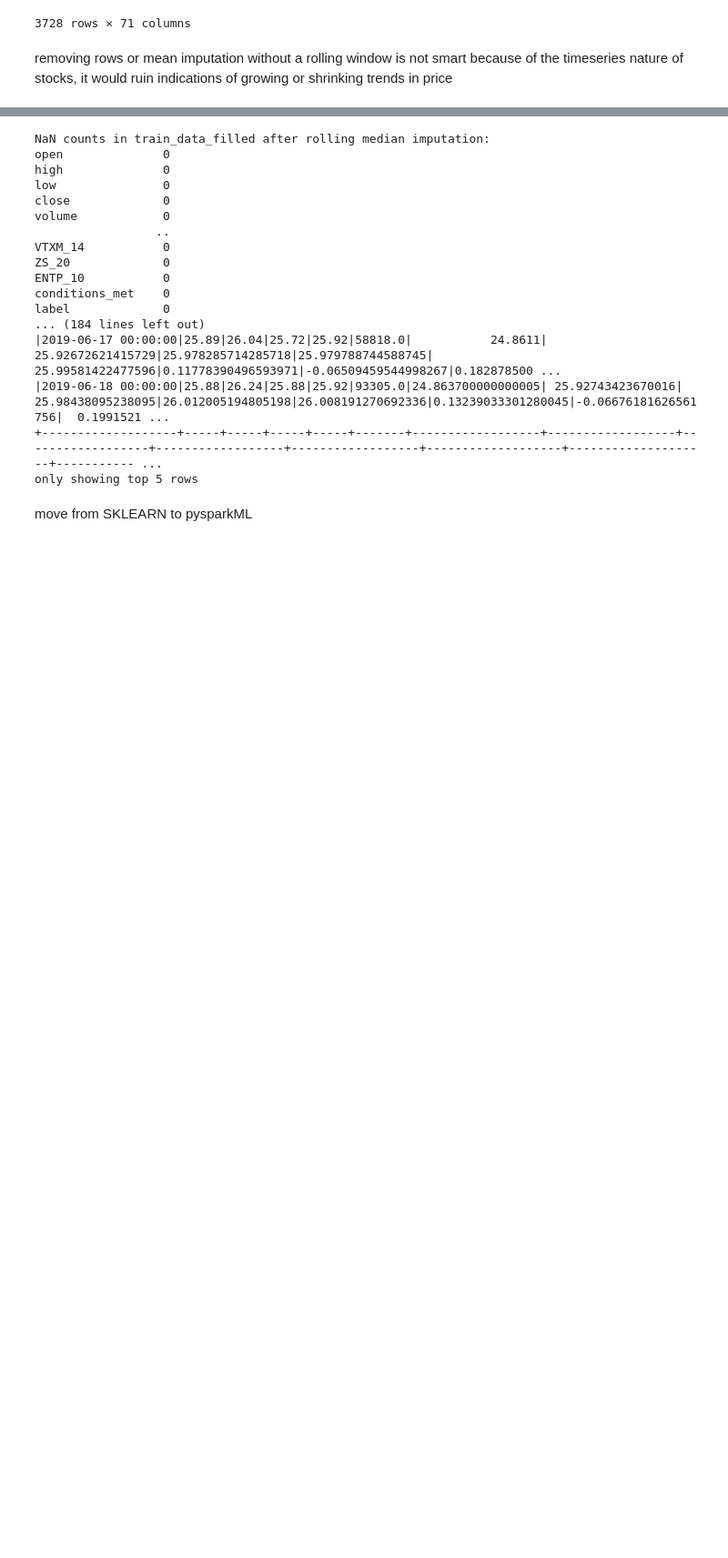
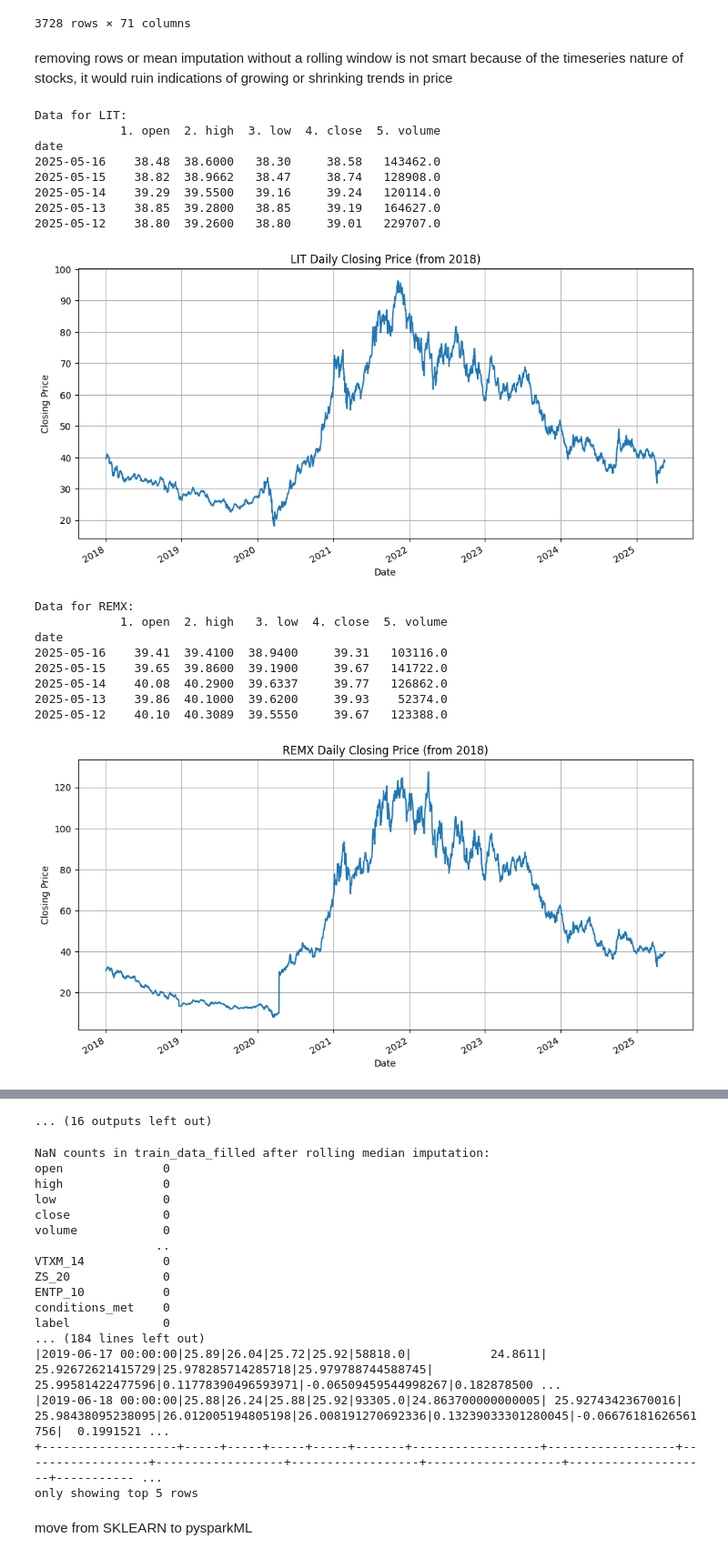
Before and after one commit to chielgroen1998/MLOps, a Jupyter notebook: datacollection.ipynb, the cells around one changed output, grey strips where cells are left out. Shown at 91% size. Cells and saved outputs as stored; diff of their text form; code cells hidden in the pictures; blank space fills up the shorter version.

Commit message:
Update datacollection.ipynb
simple grab of commodity data

```diff
--- a/datacollection.ipynb
+++ b/datacollection.ipynb
@@ -63,7 +38,7 @@ data, meta_data = ts.get_daily(symbol=symbol, outputsize='full')
 
 # Step 5: Filter data from 2000 onwards
 data.index = pd.to_datetime(data.index)
-data = data[data.index >= '1900-01-01']
+data = data[data.index >= '2010-01-01']
 
 # Step 6: Display and plot the data
 print(data.head())
@@ -250,3 +134,44 @@ stockdata
 3728 rows × 71 columns
 # %% [markdown]
 removing rows or mean imputation without a rolling window is not smart because of the timeseries nature of stocks, it would ruin indications of growing or shrinking trends in price
+# %%
+# Step 3: Define your API key and list of symbols
+api_key = 'PH8UF085L5T5MFZN'
+symbols = ['LIT', 'REMX', 'URA', 'GDX', 'GDXJ', 'XLE', 'ICLN', 'SPY', 'GLD', 'CPER', 'USO', 'UNG', 'KOL', 'JJN']
+
+# Step 4: Fetch the data for each symbol using Alpha Vantage API
+ts = TimeSeries(key=api_key, output_format='pandas')
+all_data = {}
+for symbol in symbols:
+    data, meta_data = ts.get_daily(symbol=symbol, outputsize='full')
+    # Filter data from 2018 onwards
+    data.index = pd.to_datetime(data.index)
+    data = data[data.index >= '2018-01-01']
+    all_data[symbol] = data
+    print(f"Data for {symbol}:")
+    print(data.head())  # Print the first few rows of the dataset
+    # Plot the data
+    data['4. close'].plot(figsize=(12, 6), title=f'{symbol} Daily Closing Price (from 2018)')
+    plt.xlabel('Date')
+    plt.ylabel('Closing Price')
+    plt.grid(True)
+    plt.show()
+# %% [output]
+Data for LIT:
+            1. open  2. high  3. low  4. close  5. volume
+date
+2025-05-16    38.48  38.6000   38.30     38.58   143462.0
+2025-05-15    38.82  38.9662   38.47     38.74   128908.0
+2025-05-14    39.29  39.5500   39.16     39.24   120114.0
+2025-05-13    38.85  39.2800   38.85     39.19   164627.0
+2025-05-12    38.80  39.2600   38.80     39.01   229707.0
+[figure, added]
+Data for REMX:
+            1. open  2. high   3. low  4. close  5. volume
+date
+2025-05-16    39.41  39.4100  38.9400     39.31   103116.0
+2025-05-15    39.65  39.8600  39.1900     39.67   141722.0
+2025-05-14    40.08  40.2900  39.6337     39.77   126862.0
+2025-05-13    39.86  40.1000  39.6200     39.93    52374.0
+2025-05-12    40.10  40.3089  39.5550     39.67   123388.0
+[figure, added]
@@ -253 +214,2 @@ removing rows or mean imputation without a rolling window is not smart because o
+... (16 outputs left out)
 # %%
```
Also changed, not shown: parts of 10 cells of this notebook.
